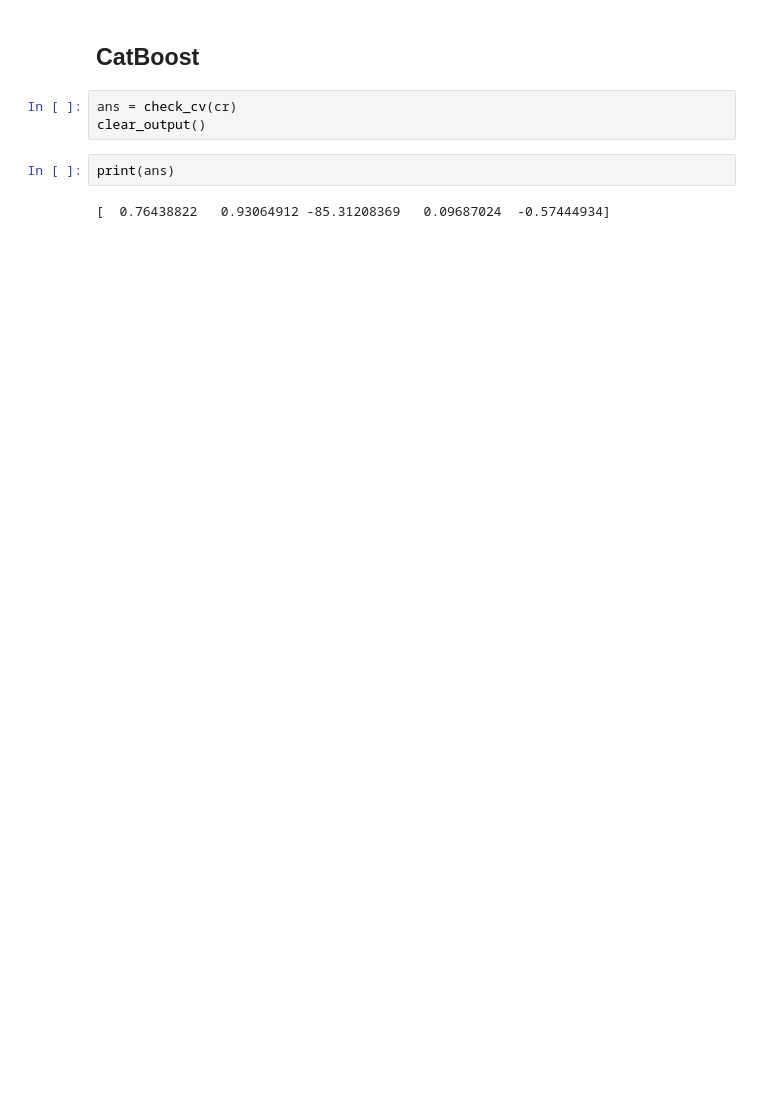
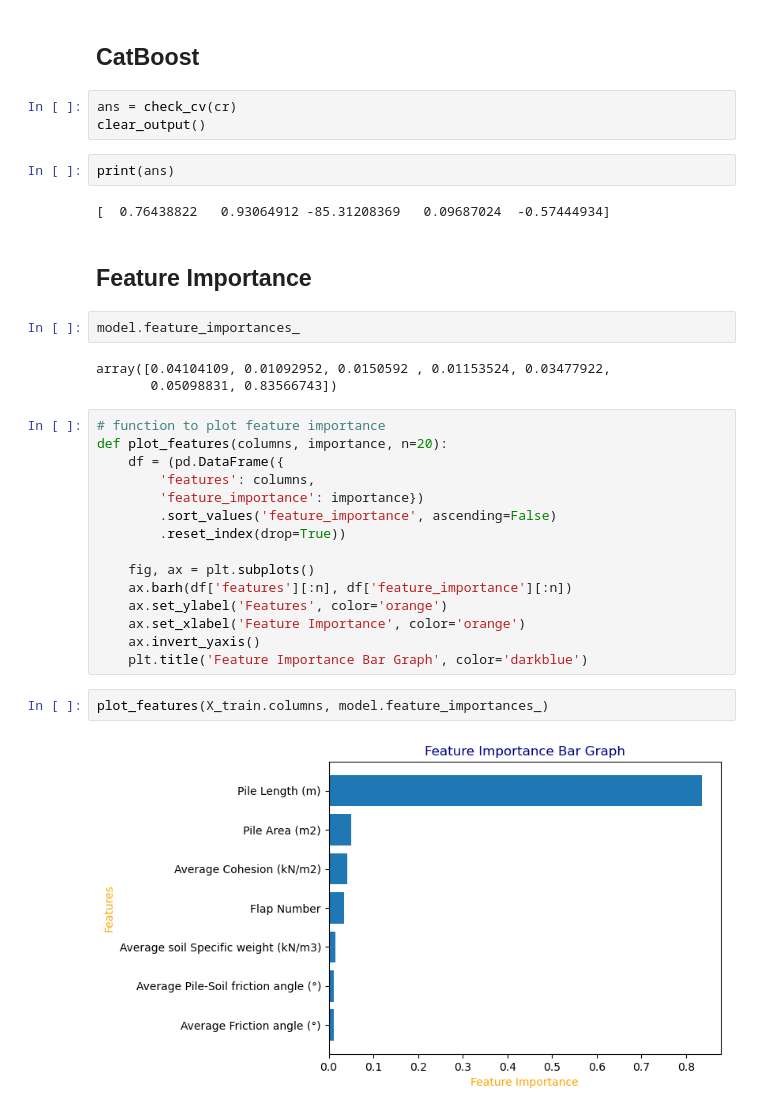
Before and after one commit to oitik/Machine_learning, a Jupyter notebook: pile-load-predicts.ipynb, the cells around one changed output. Drawn from its saved outputs; the diff is of its cells as text; blank space fills up the shorter version.

```diff
--- a/pile-load-predicts.ipynb
+++ b/pile-load-predicts.ipynb
@@ -475,3 +470,29 @@ clear_output()
 print(ans)
 # %% [output]
 [  0.76438822   0.93064912 -85.31208369   0.09687024  -0.57444934]
+# %% [markdown]
+## Feature Importance
+# %%
+model.feature_importances_
+# %% [output]
+array([0.04104109, 0.01092952, 0.0150592 , 0.01153524, 0.03477922,
+       0.05098831, 0.83566743])
+# %%
+# function to plot feature importance
+def plot_features(columns, importance, n=20):
+    df = (pd.DataFrame({
+        'features': columns,
+        'feature_importance': importance})
+        .sort_values('feature_importance', ascending=False)
+        .reset_index(drop=True))
+
+    fig, ax = plt.subplots()
+    ax.barh(df['features'][:n], df['feature_importance'][:n])
+    ax.set_ylabel('Features', color='orange')
+    ax.set_xlabel('Feature Importance', color='orange')
+    ax.invert_yaxis()
+    plt.title('Feature Importance Bar Graph', color='darkblue')
+# %%
+plot_features(X_train.columns, model.feature_importances_)
+# %% [output]
+[figure, added]
```
Also changed, not shown: parts of 26 cells of this notebook.
